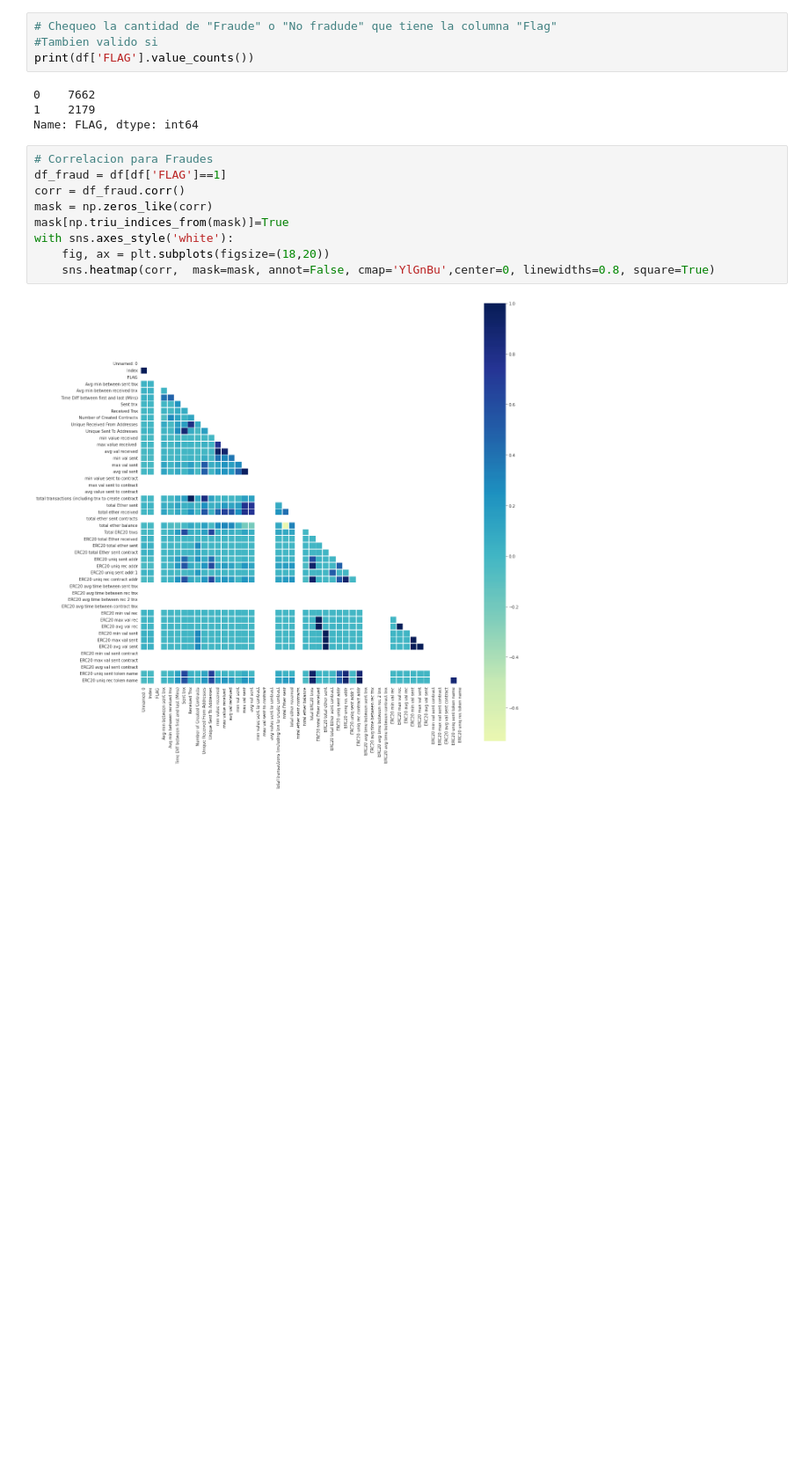
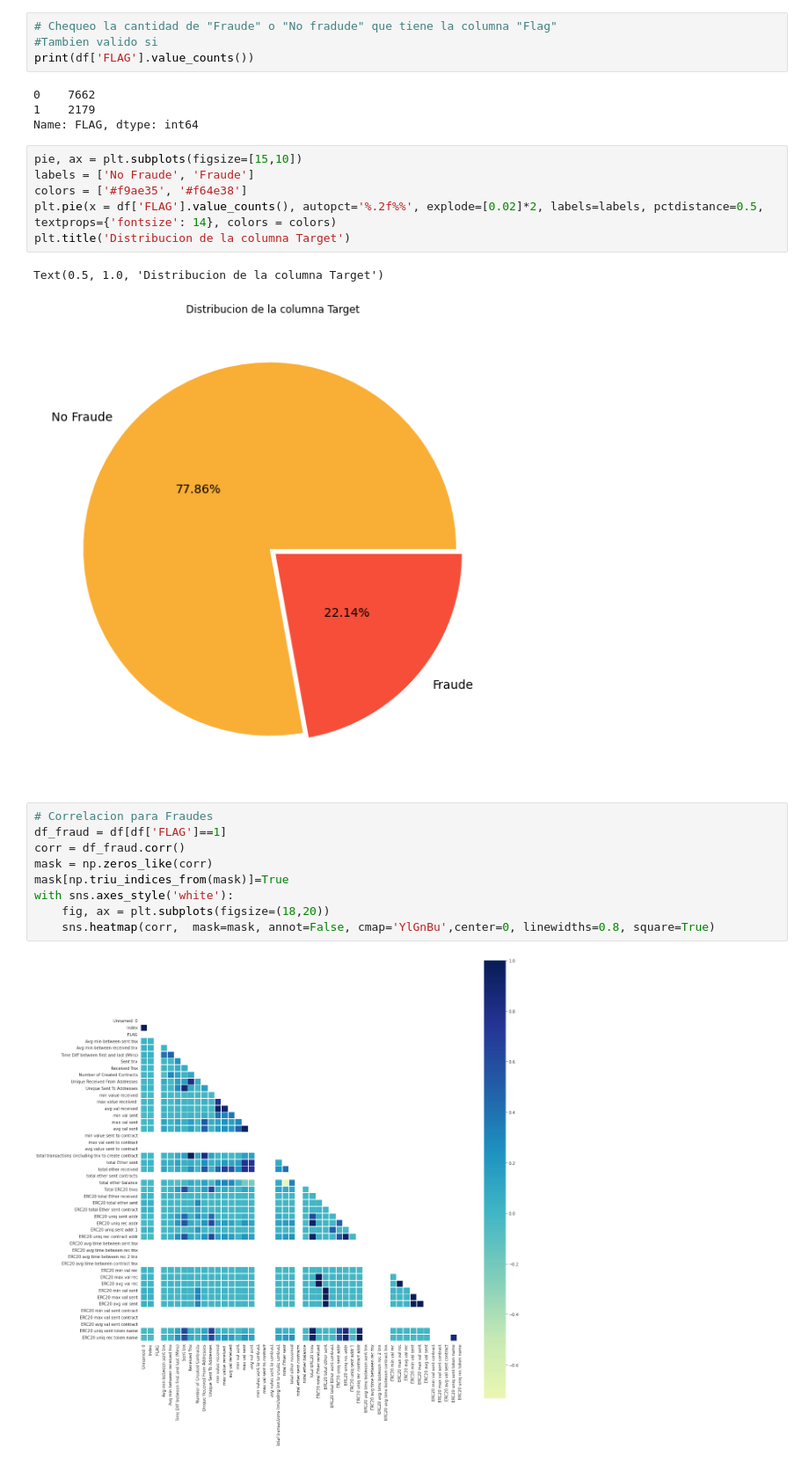
Before and after one commit to federicosanchez18/Proyecto-Fraude-Coder, a Jupyter notebook: Notebook Proyecto Fraude Coder.ipynb, the cells around one changed output. Shown at 88% size. Drawn from its saved outputs; the diff is of its cells as text; blank space fills up the shorter version.

Commit message:
Agrego mas detalle sobre la variable Target

```diff
--- a/Notebook Proyecto Fraude Coder.ipynb
+++ b/Notebook Proyecto Fraude Coder.ipynb
@@ -108,6 +107,15 @@ print(df['FLAG'].value_counts())
 0    7662
 1    2179
 Name: FLAG, dtype: int64
+# %%
+pie, ax = plt.subplots(figsize=[15,10])
+labels = ['No Fraude', 'Fraude']
+colors = ['#f9ae35', '#f64e38']
+plt.pie(x = df['FLAG'].value_counts(), autopct='%.2f%%', explode=[0.02]*2, labels=labels, pctdistance=0.5, textprops={'fontsize': 14}, colors = colors)
+plt.title('Distribucion de la columna Target')
+# %% [output]
+Text(0.5, 1.0, 'Distribucion de la columna Target')
+[figure, added]
 # %%
 # Correlacion para Fraudes
 df_fraud = df[df['FLAG']==1]
```
Also changed, not shown: parts of 2 cells of this notebook.
